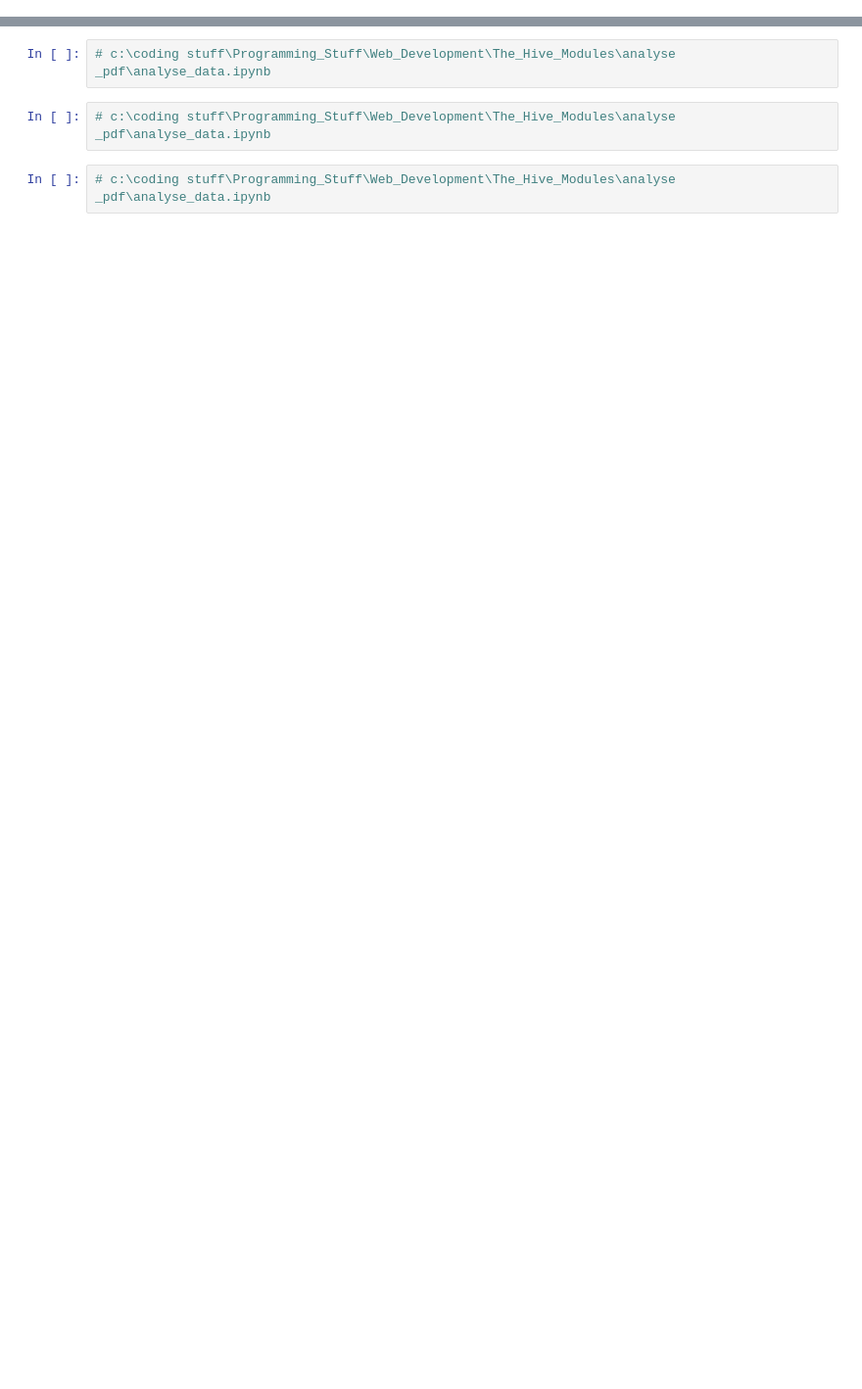
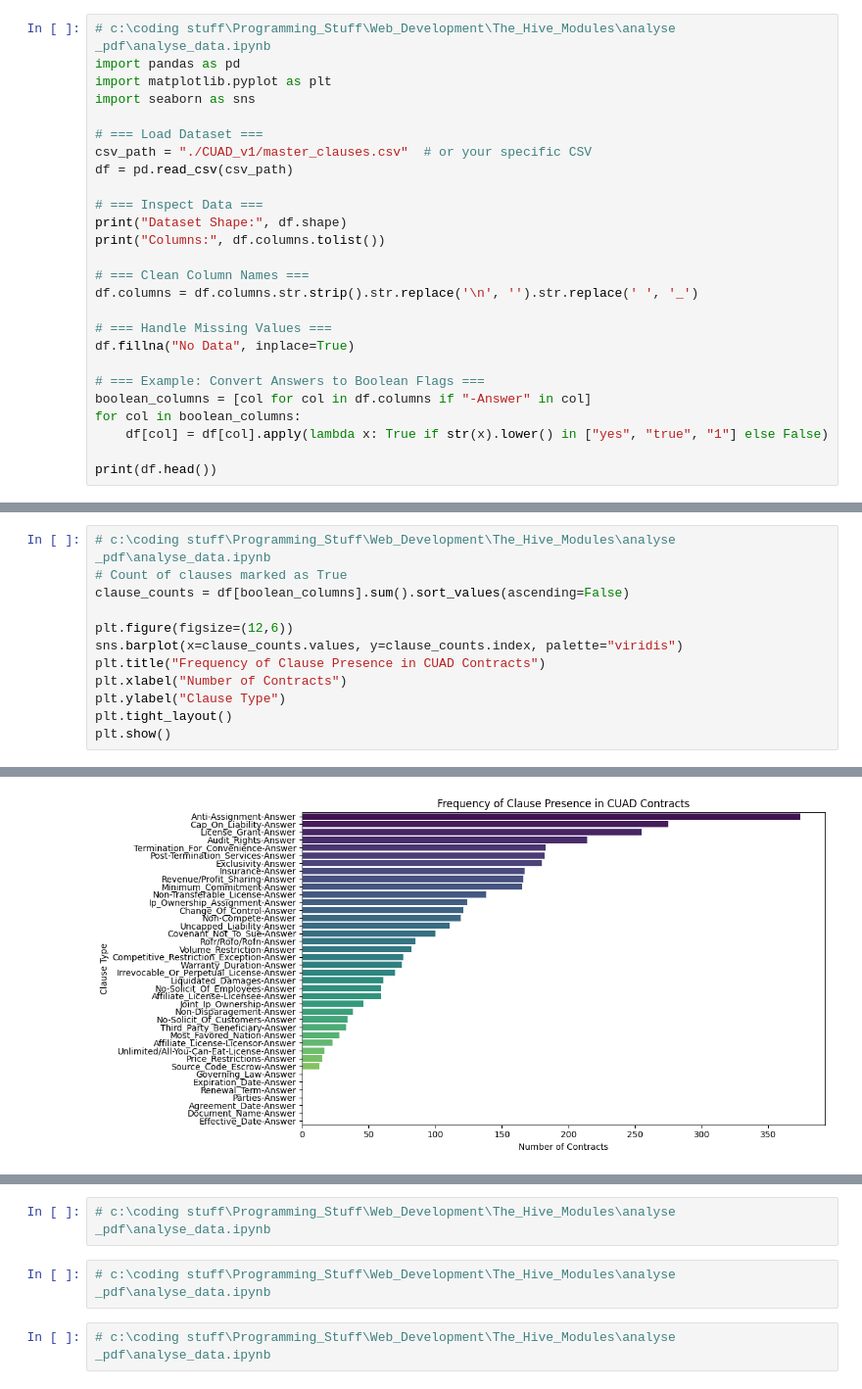
Before and after one commit to SHIBINSHA02/The_Hive_Modules, a Jupyter notebook: analyse _pdf/analyse_data.ipynb, the cells around one changed output, grey strips where cells are left out. Shown at 98% size. Cells and saved outputs as stored; diff of their text form; blank space fills up the shorter version.

Commit message:
analyser initiated

```diff
--- a/analyse _pdf/analyse_data.ipynb
+++ b/analyse _pdf/analyse_data.ipynb
@@ -2,0 +16,26 @@
+# %%
+# c:\coding stuff\Programming_Stuff\Web_Development\The_Hive_Modules\analyse _pdf\analyse_data.ipynb
+import pandas as pd
+import matplotlib.pyplot as plt
+import seaborn as sns
+
+# === Load Dataset ===
+csv_path = "./CUAD_v1/master_clauses.csv"  # or your specific CSV
+df = pd.read_csv(csv_path)
+
+# === Inspect Data ===
+print("Dataset Shape:", df.shape)
+print("Columns:", df.columns.tolist())
+
+# === Clean Column Names ===
+df.columns = df.columns.str.strip().str.replace('\n', '').str.replace(' ', '_')
+
+# === Handle Missing Values ===
+df.fillna("No Data", inplace=True)
+
+# === Example: Convert Answers to Boolean Flags ===
+boolean_columns = [col for col in df.columns if "-Answer" in col]
+for col in boolean_columns:
+    df[col] = df[col].apply(lambda x: True if str(x).lower() in ["yes", "true", "1"] else False)
+
+print(df.head())
@@ -2,0 +60,13 @@
+# %%
+# c:\coding stuff\Programming_Stuff\Web_Development\The_Hive_Modules\analyse _pdf\analyse_data.ipynb
+# Count of clauses marked as True
+clause_counts = df[boolean_columns].sum().sort_values(ascending=False)
+
+plt.figure(figsize=(12,6))
+sns.barplot(x=clause_counts.values, y=clause_counts.index, palette="viridis")
+plt.title("Frequency of Clause Presence in CUAD Contracts")
+plt.xlabel("Number of Contracts")
+plt.ylabel("Clause Type")
+plt.tight_layout()
+plt.show()
+# %% [output]
@@ -2,0 +76 @@
+[figure, added]
```
Also changed, not shown: parts of 8 cells of this notebook, 5 other files.
